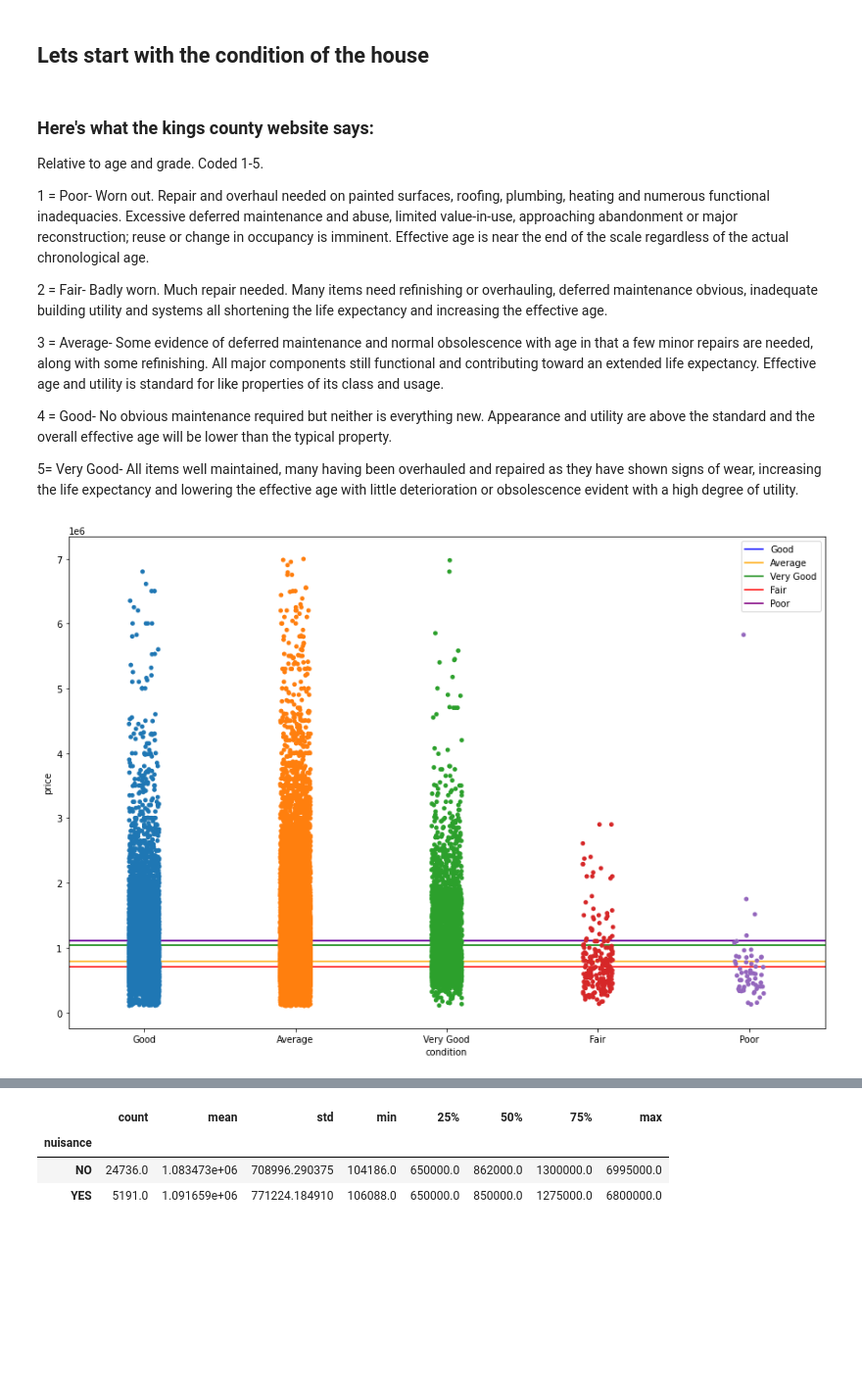
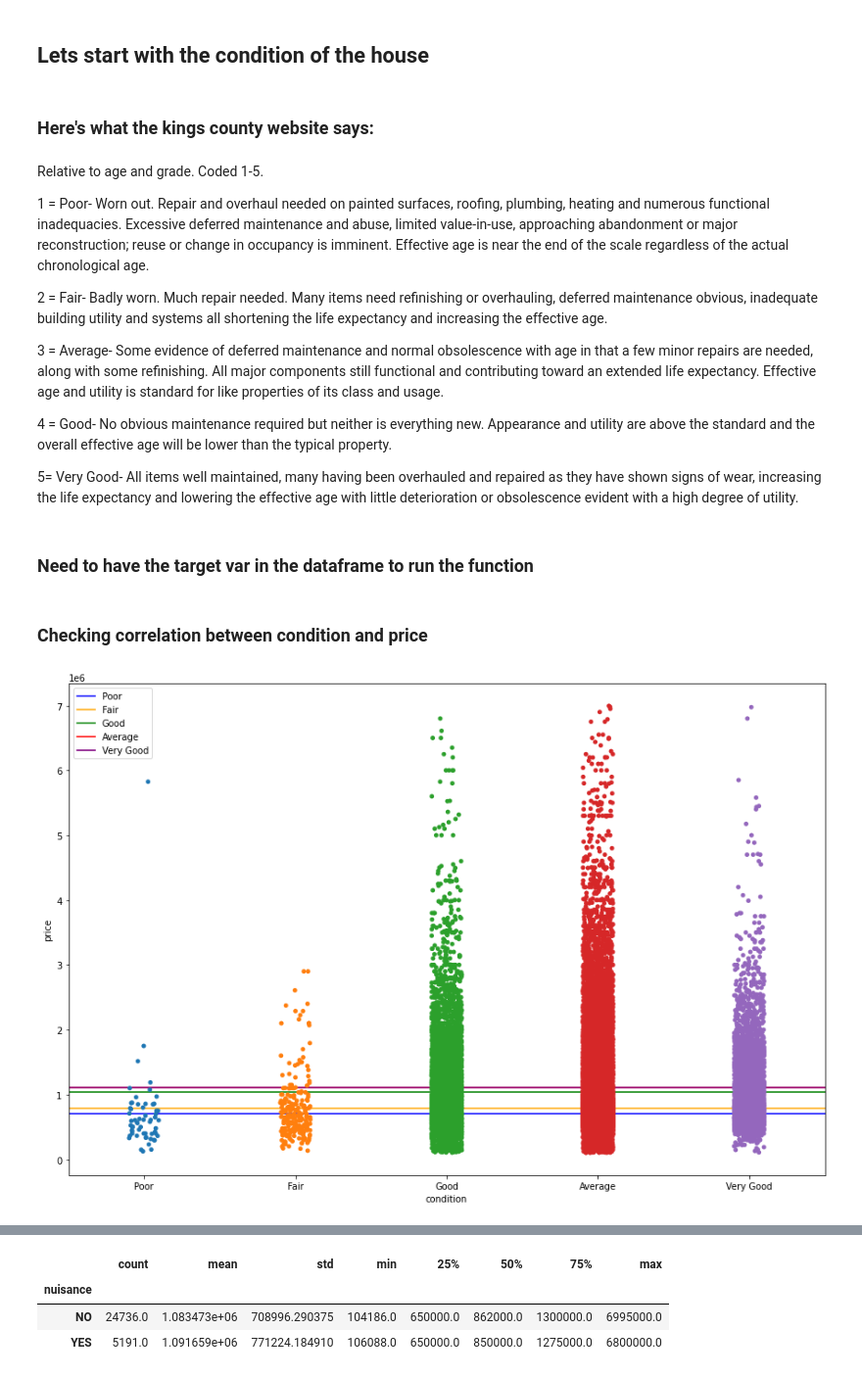
Before and after one commit to mduncan23/King-County-Real-Estate-Analysis, a Jupyter notebook: Matt Project Workbook.ipynb, the cells around one changed output, grey strips where cells are left out. Shown at 98% size. Cells and saved outputs as stored; diff of their text form; code cells hidden in the pictures; blank space fills up the shorter version.

Commit message:
updating my book and made chart

```diff
--- a/Matt Project Workbook.ipynb
+++ b/Matt Project Workbook.ipynb
@@ -568 +678,4 @@ For each increase of 1 sq ft, we see an associated change of .0367% in price
+# %%
+# adding numeric categories into cat df
+df_cat['floors'] = df_dropped['floors'].copy()
 # %%
@@ -669,7 +695,8 @@ def check_for_category_log(category_column):
 # %% [markdown]
 ## Lets start with the condition of the house
+# %% [markdown]
+### Here's what the kings county website says:
 # %% [markdown]
-### Here's what the kings county website says:
 Relative to age and grade. Coded 1-5.
 
 1 = Poor- Worn out. Repair and overhaul needed on painted surfaces, roofing, plumbing, heating and numerous functional inadequacies. Excessive deferred maintenance and abuse, limited value-in-use, approaching abandonment or major reconstruction; reuse or change in occupancy is imminent. Effective age is near the end of the scale regardless of the actual chronological age.
@@ -681,11 +708,15 @@ Relative to age and grade. Coded 1-5.
 4 = Good- No obvious maintenance required but neither is everything new. Appearance and utility are above the standard and the overall effective age will be lower than the typical property.
 
 5= Very Good- All items well maintained, many having been overhauled and repaired as they have shown signs of wear, increasing the life expectancy and lowering the effective age with little deterioration or obsolescence evident with a high degree of utility.
+# %% [markdown]
+### Need to have the target var in the dataframe to run the function
 # %%
-df_all_cat_reduced['price'] = df_dropped['price']
+df_cat['price'] = df_dropped['price']
+# %% [markdown]
+### Checking correlation between condition and price
 # %%
-condition_stats, condition_results, condition_summary = check_for_category('condition')
+condition_stats, condition_results, condition_summary = base_check_for_category(df_cat, 'condition')
 # %% [output]
-[figure, old version]
+[figure, new version]
 # %%
 condition_stats
```
Also changed, not shown: parts of 133 cells of this notebook, 2 other files.
